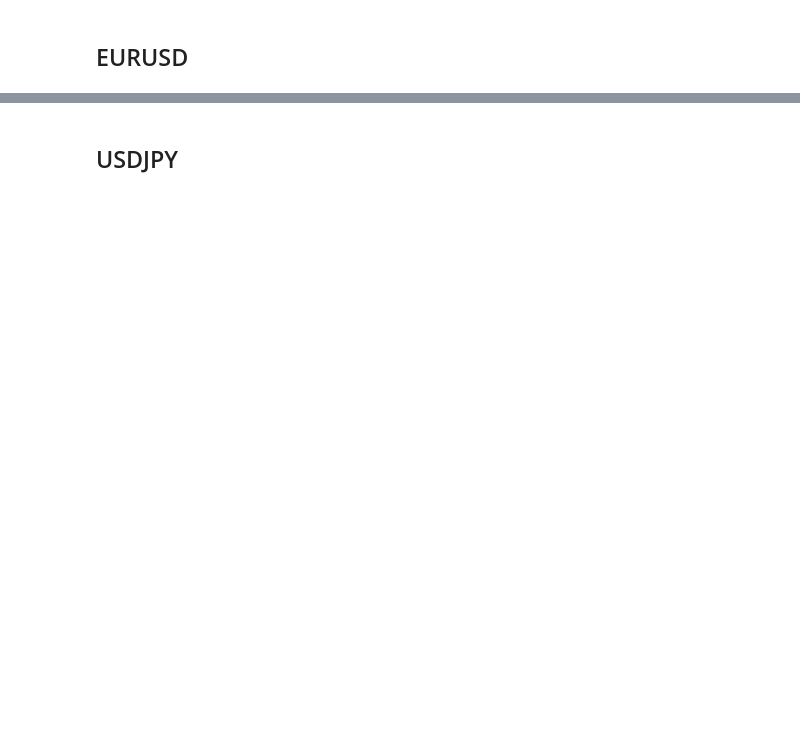
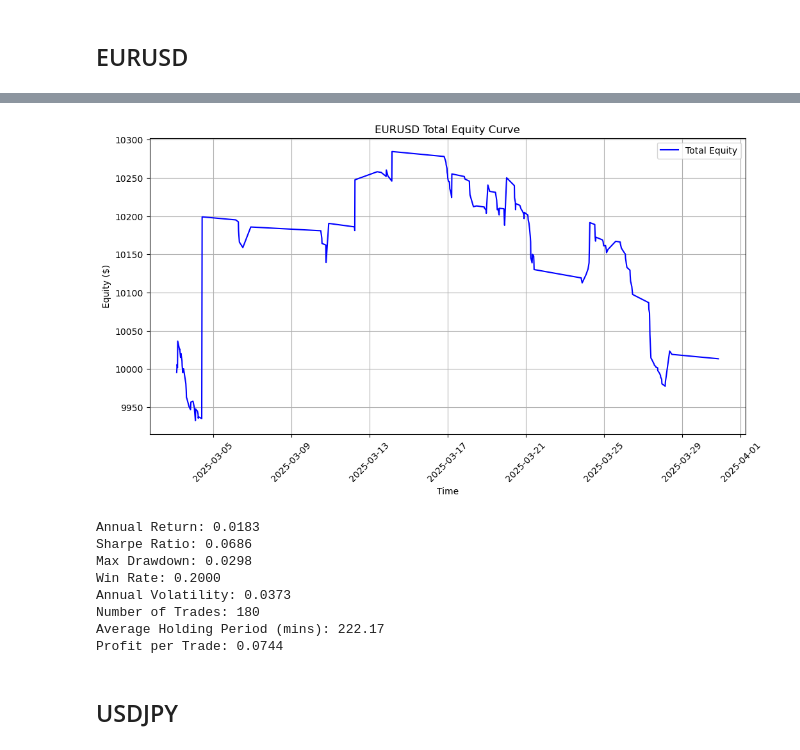
Before and after one commit to GaoRaine/Crypto_trading-, a Jupyter notebook: price_level (2).ipynb, the cells around one changed output, grey strips where cells are left out. Cells and saved outputs as stored; diff of their text form; code cells hidden in the pictures; blank space fills up the shorter version.

```diff
--- a/price_level (2).ipynb
+++ b/price_level (2).ipynb
@@ -1013,2 +975,71 @@ plt.show()
+# %%
+long_trades_eurusd = trade_results["EURUSD"]["long_trades"].sort_index()
+short_trades_eurusd = trade_results["EURUSD"]["short_trades"].sort_index()
+
+trades_eurusd = pd.concat([long_trades_eurusd, short_trades_eurusd]).sort_index()
+
+# Initial balance
+initial_balance = 10000
+
+# Compute total equity curve
+total_equity_eurusd = [initial_balance]
+for percent_change in trades_eurusd['percent']:
+    new_balance = total_equity_eurusd[-1] * (1 + percent_change)
+    total_equity_eurusd.append(new_balance)
+
+# Create a DataFrame for plotting the total equity curve
+total_equity_curve_eurusd = pd.DataFrame({"time": trades_eurusd.index, "equity": total_equity_eurusd[1:]})
+
+# Plot the equity curve
+plt.figure(figsize=(12, 6))
+plt.plot(total_equity_curve_eurusd["time"], total_equity_curve_eurusd["equity"], label="Total Equity", color="blue")
+plt.xlabel("Time")
+plt.ylabel("Equity ($)")
+plt.title("EURUSD Total Equity Curve")
+plt.legend()
+plt.xticks(rotation=45)
+plt.grid()
+plt.show()
+
+# Calculate duration of each trade in minutes
+trades_eurusd['trade_duration'] = (trades_eurusd['exit_time'] - trades_eurusd.index).dt.total_seconds() / 60
+
+# Now calculate average holding period in minutes
+average_holding_period_minutes = trades_eurusd['trade_duration'].mean()
+
+# Calculate trading statistics
+days_traded = (trades_eurusd.index[-1] - trades_eurusd.index[0]).days
+annual_return = ((total_equity_eurusd[-1] / initial_balance) ** (365 / days_traded)) - 1
+daily_returns = np.diff(total_equity_eurusd) / total_equity_eurusd[:-1]
+annual_volatility = np.std(daily_returns) * np.sqrt(252)  # Assuming 252 trading days
+sharpe_ratio = (np.mean(daily_returns) / np.std(daily_returns)) * np.sqrt(252)
+rolling_max = np.maximum.accumulate(total_equity_eurusd)
+drawdowns = (rolling_max - total_equity_eurusd) / rolling_max
+max_drawdown = np.max(drawdowns)
+wins = sum(np.diff(total_equity_eurusd) > 0)
+win_rate = wins / len(trades_eurusd)
+number_of_trades = len(trades_eurusd)
+average_holding_period = days_traded / number_of_trades
+profit_per_trade = np.mean(np.diff(total_equity_eurusd))
+
+# Print statistics
+print(f"Annual Return: {annual_return:.4f}")
+print(f"Sharpe Ratio: {sharpe_ratio:.4f}")
+print(f"Max Drawdown: {max_drawdown:.4f}")
+print(f"Win Rate: {win_rate:.4f}")
+print(f"Annual Volatility: {annual_volatility:.4f}")
+print(f"Number of Trades: {number_of_trades}")
+print(f"Average Holding Period (mins): {average_holding_period_minutes:.2f}")
+print(f"Profit per Trade: {profit_per_trade:.4f}")
+# %% [output]
+[figure, added]
+Annual Return: 0.0183
+Sharpe Ratio: 0.0686
+Max Drawdown: 0.0298
+Win Rate: 0.2000
+Annual Volatility: 0.0373
+Number of Trades: 180
+Average Holding Period (mins): 222.17
+Profit per Trade: 0.0744
 # %% [markdown]
 ## USDJPY
```
Also changed, not shown: parts of 17 cells of this notebook.
